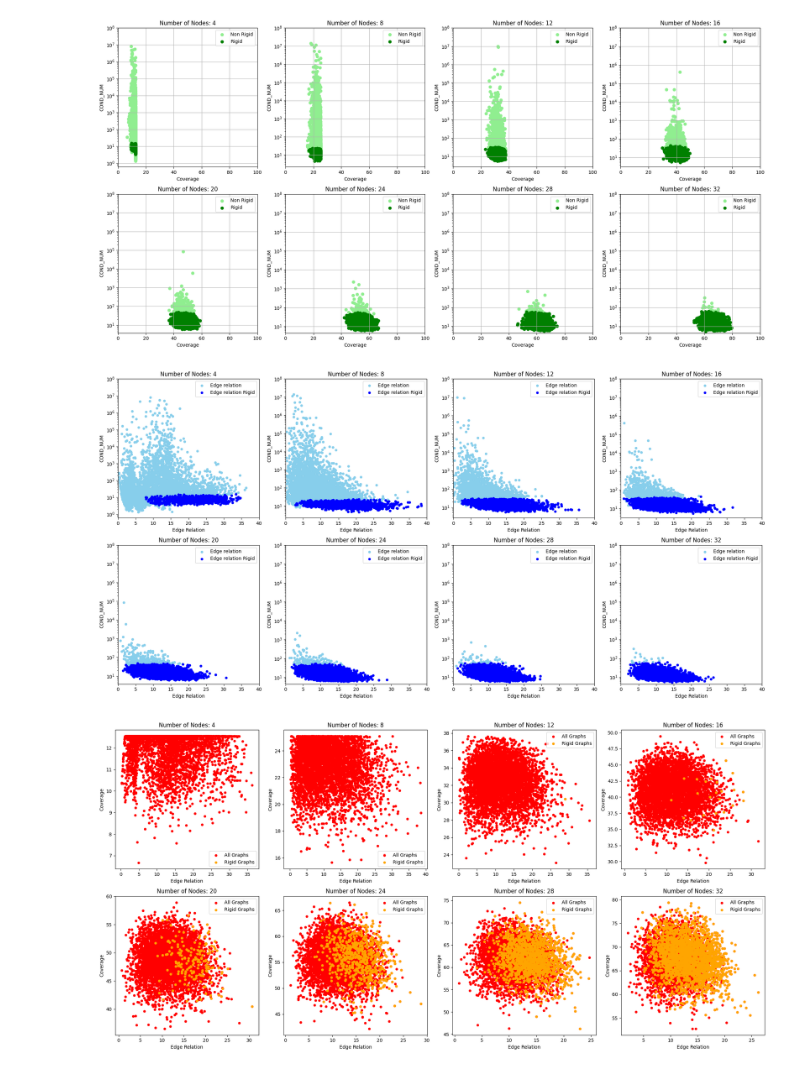
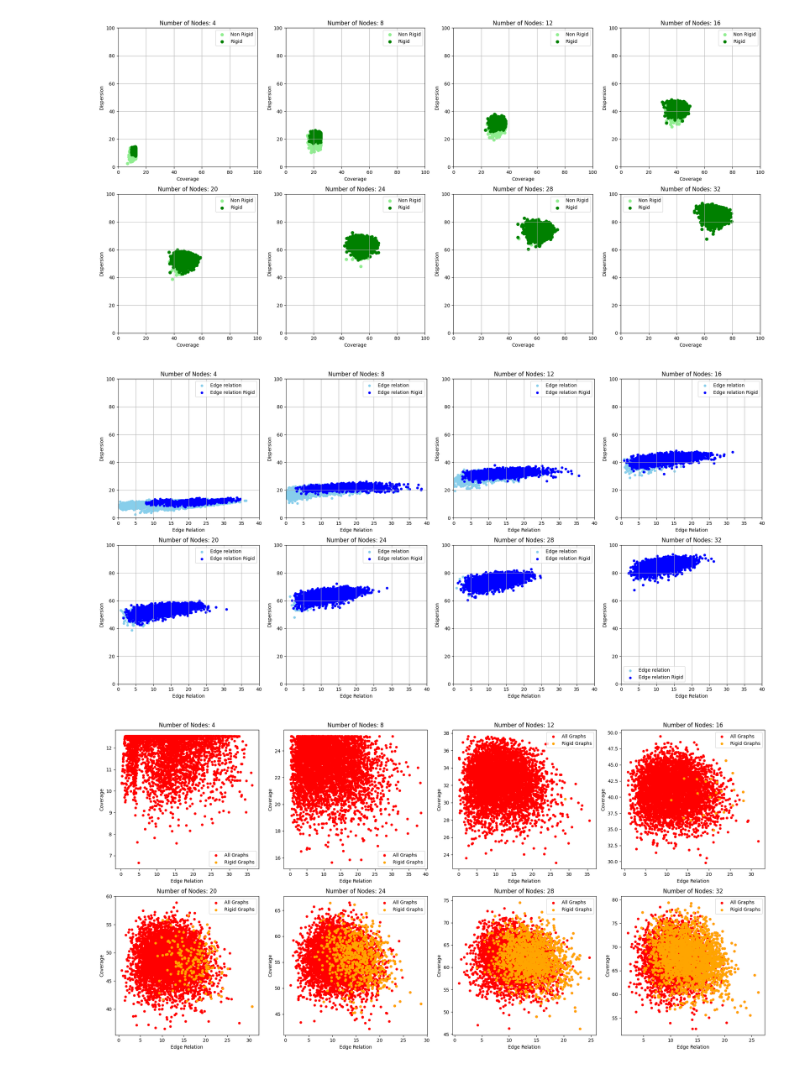
Before and after one commit to CearLab/ActiveLoc, a Jupyter notebook: rigidity_python/clutter/MonteCarlo.ipynb, the cells around one changed output. Drawn from its saved outputs; the diff is of its cells as text; code cells hidden in the pictures.

```diff
--- a/rigidity_python/clutter/MonteCarlo.ipynb
+++ b/rigidity_python/clutter/MonteCarlo.ipynb
@@ -96,6 +96,7 @@ variables_to_save = {
     'threshold': threshold
 }
 
+folder = 'results/MonteCarlo/data/310325/'
 name  = 'Nmin_' + str(min_agents) + \
         '_Nmax' + str(max_agents) + \
         '_Step' + str(step) + \
@@ -104,7 +105,7 @@ name  = 'Nmin_' + str(min_agents) + \
         '_MaxD' + str(max_dist) + \
         '_Ethr' + str(threshold) + \
         'Normalized_Lenght.pkl'
-with open('results/MonteCarlo/data/' + str(name), 'wb') as f:
+with open(str(folder) + str(name), 'wb') as f:
     pickle.dump(variables_to_save, f)
 # %%
 # fig organization
@@ -157,15 +158,22 @@ for num_nodes in range(min_agents, max_agents + 1, step):
         # ax.set_ylabel('EGVL RIG')
 
         # coverage with condition number
-        ax.scatter(coverage, cond_num, label='Non Rigid', color='lightgreen')
-        ax.scatter(coverage_rigid, cond_num_rigid, label='Rigid', color='green')
+        # ax.scatter(coverage, cond_num, label='Non Rigid', color='lightgreen')
+        # ax.scatter(coverage_rigid, cond_num_rigid, label='Rigid', color='green')
+        # ax.set_title(f'Number of Nodes: {num_nodes}')
+        # ax.set_xlabel('Coverage')
+        # ax.set_ylabel('COND_NUM')
+
+        # coverage with dispersion
+        ax.scatter(coverage, dispersion, label='Non Rigid', color='lightgreen')
+        ax.scatter(coverage_rigid, dispersion_rigid, label='Rigid', color='green')
         ax.set_title(f'Number of Nodes: {num_nodes}')
         ax.set_xlabel('Coverage')
-        ax.set_ylabel('COND_NUM')
+        ax.set_ylabel('Dispersion')
 
         ax.legend()
-        ax.set_yscale('log')
-        ax.set_ylim(0, 1e8)
+        # ax.set_yscale('log')
+        ax.set_ylim(0, 1e2)
         ax.set_xlim(0, 100)
         ax.grid()
 
@@ -178,7 +186,7 @@ for idx in range(len(range(min_agents, max_agents + 1)), len(axes)):
 plt.tight_layout()
 plt.show()
 # %% [output]
-[figure, old version]
+[figure, new version]
 # %%
 fig, axes = plt.subplots(nrows=num_rows, ncols=max_row_length, figsize=(5 * max_row_length, 5 * num_rows))
 axes = axes.flatten()
@@ -188,41 +196,52 @@ idx = 0
 for num_nodes in range(min_agents, max_agents + 1, step):
 
     pos = int((num_nodes - min_agents) / step) + 1
 
     ax = axes[idx]
     idx += 1
 
     edge_relation = [G.graph['edge_relation'] for G in filtered_graphs[pos]]
     EGVL_RIG = [G.graph['EGVL_RIG'] for G in filtered_graphs[pos]]
     cond_num = [G.graph['cond_num'] for G in filtered_graphs[pos]]
-    # ax.scatter(edge_relation, EGVL_RIG, label='Edge relation', s=20, color='skyblue')
-    ax.scatter(edge_relation, cond_num, label='Edge relation', s=20, color='skyblue')
+    dispersion = [G.graph['dispersion'] for G in filtered_graphs[pos] if len(G.nodes) == num_nodes]
 
     # same thing with rigid graphs
     edge_relation_rigid = [G.graph['edge_relation'] for G in rigid_graphs[pos] if len(G.nodes) == num_nodes]
     EGVL_RIG_rigid = [G.graph['EGVL_RIG'] for G in rigid_graphs[pos] if len(G.nodes) == num_nodes]
     cond_num_rigid = [G.graph['cond_num'] for G in rigid_graphs[pos] if len(G.nodes) == num_nodes]
+    dispersion_rigid = [G.graph['dispersion'] for G in rigid_graphs[pos] if len(G.nodes) == num_nodes]
+
+    # EDGE VS COND_NUM
+    # ax.scatter(edge_relation, cond_num, label='Edge relation', s=20, color='skyblue')
+    # ax.scatter(edge_relation_rigid, cond_num_rigid, label='Edge relation Rigid', s=20, color='blue')
+
+    # EDGE VS EGVL_RIG
+    # ax.scatter(edge_relation, EGVL_RIG, label='Edge relation', s=20, color='skyblue')
     # ax.scatter(edge_relation_rigid, EGVL_RIG_rigid, label='Edge relation Rigid', s=20, color='blue')
-    ax.scatter(edge_relation_rigid, cond_num_rigid, label='Edge relation Rigid', s=20, color='blue')
+
+    # EDGE VS DISPERSION
+    ax.scatter(edge_relation, dispersion, label='Edge relation', s=20, color='skyblue')
+    ax.scatter(edge_relation_rigid, dispersion_rigid, label='Edge relation Rigid', s=20, color='blue')
+
 
     ax.set_title(f'Number of Nodes: {num_nodes}')
     ax.set_xlabel('Edge Relation')
-    ax.set_ylabel('EGVL RIG')
-    ax.set_ylabel('COND_NUM')
+    ax.set_ylabel('Dispersion')
 
-    ax.set_yscale('log')
-    ax.set_ylim(0, 1e8)
+    # ax.set_yscale('log')
+    ax.set_ylim(0, 1e2)
     ax.set_xlim(0, 40)
     ax.legend()
+    ax.grid()
 
 # Hide any unused subplots
 for idx in range(len(range(min_agents, max_agents + 1)), len(axes)):
     fig.delaxes(axes[idx])
 
 plt.tight_layout()
 plt.show()
 # %% [output]
-[figure, old version]
+[figure, new version]
 # %%
 fig, axes = plt.subplots(nrows=num_rows, ncols=max_row_length, figsize=(5 * max_row_length, 5 * num_rows))
 axes = axes.flatten()
```
Also changed, not shown: parts of 1 cell of this notebook, 3 other files.
